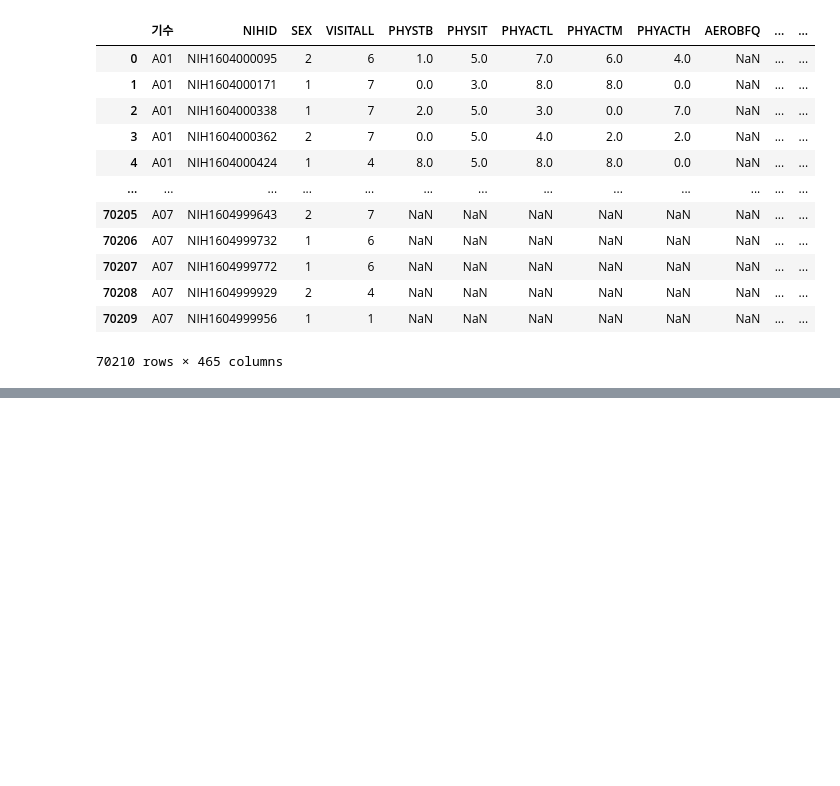
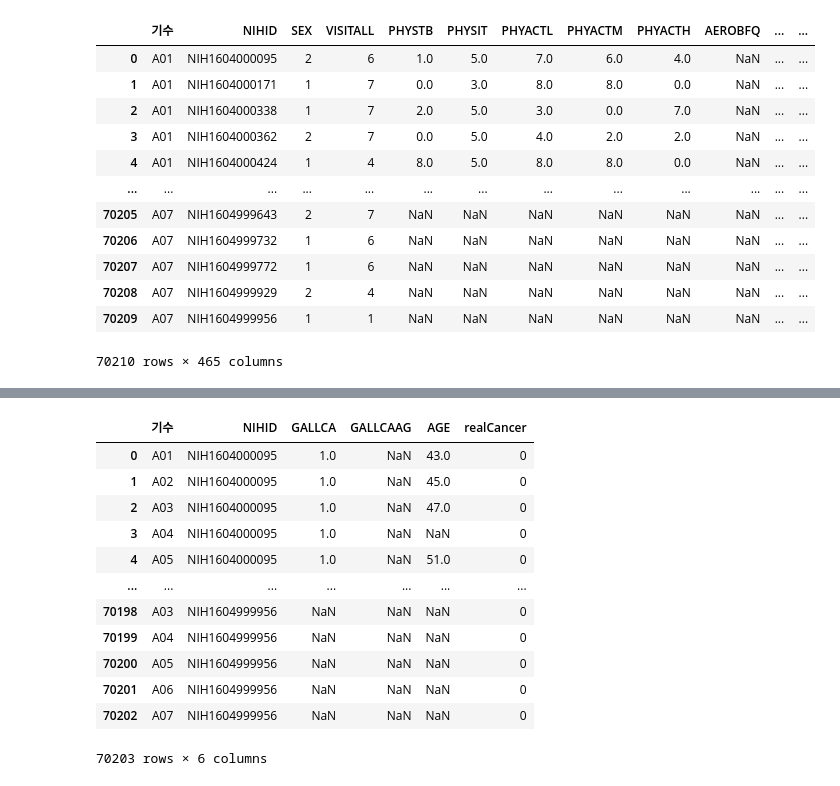
Before and after one commit to ZIO-KIM/SNUlab, a Jupyter notebook: Create Cancer.ipynb, the cells around one changed output, grey strips where cells are left out. Cells and saved outputs as stored; diff of their text form; code cells hidden in the pictures; blank space fills up the shorter version.

```diff
--- a/Create Cancer.ipynb
+++ b/Create Cancer.ipynb
@@ -123,0 +207,16 @@ lca
+# %%
+cancer
+# %% [output]
+|  | 기수 | NIHID | GALLCA | GALLCAAG | AGE | realCancer |
+| 0 | A01 | NIH1604000095 | 1.0 | NaN | 43.0 | 0 |
+| 1 | A02 | NIH1604000095 | 1.0 | NaN | 45.0 | 0 |
+| 2 | A03 | NIH1604000095 | 1.0 | NaN | 47.0 | 0 |
+| 3 | A04 | NIH1604000095 | 1.0 | NaN | NaN | 0 |
+| 4 | A05 | NIH1604000095 | 1.0 | NaN | 51.0 | 0 |
+| ... | ... | ... | ... | ... | ... | ... |
+| 70198 | A03 | NIH1604999956 | NaN | NaN | NaN | 0 |
+| 70199 | A04 | NIH1604999956 | NaN | NaN | NaN | 0 |
+| 70200 | A05 | NIH1604999956 | NaN | NaN | NaN | 0 |
+| 70201 | A06 | NIH1604999956 | NaN | NaN | NaN | 0 |
+| 70202 | A07 | NIH1604999956 | NaN | NaN | NaN | 0 |
+70203 rows × 6 columns
```
Also changed, not shown: parts of 19 cells of this notebook, 5 other files.
